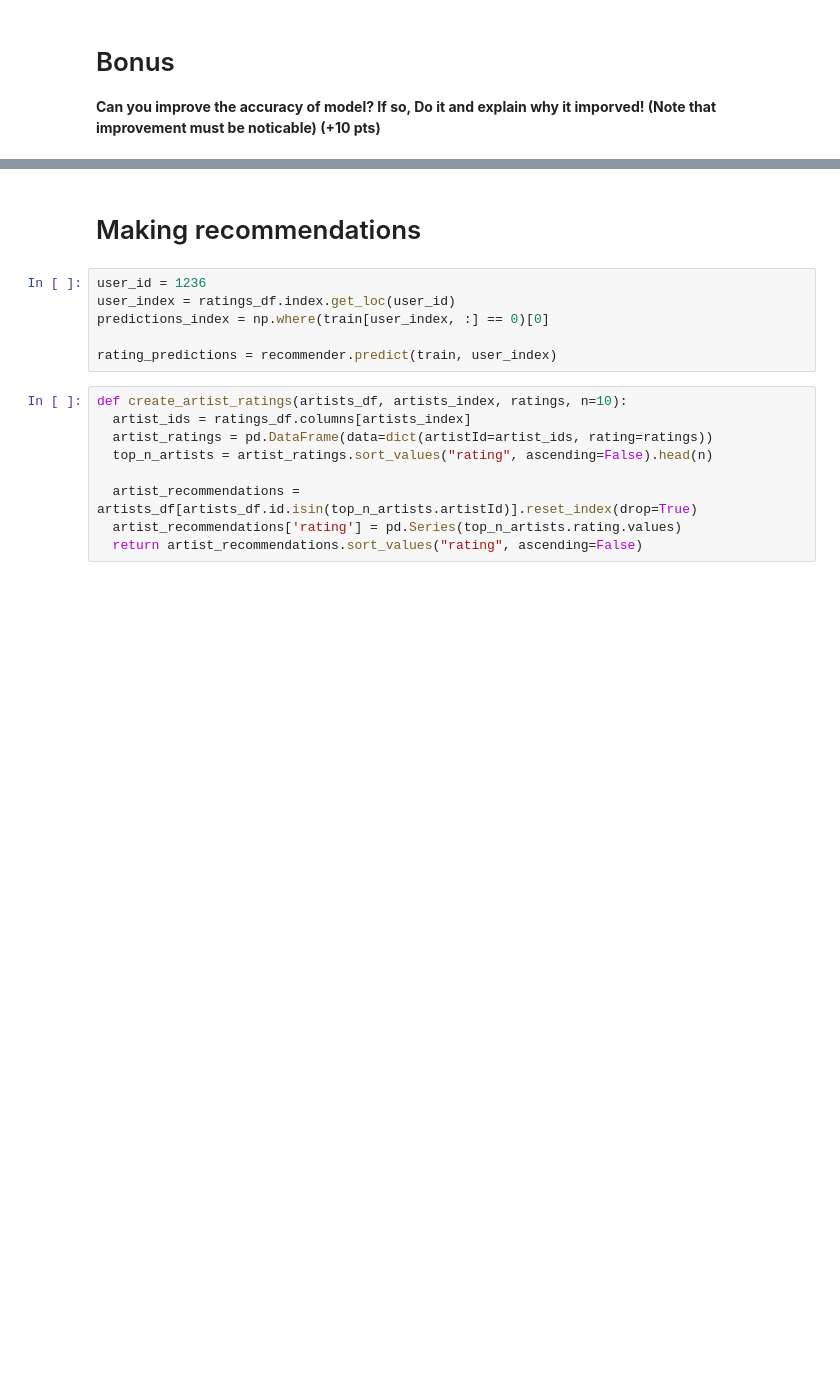
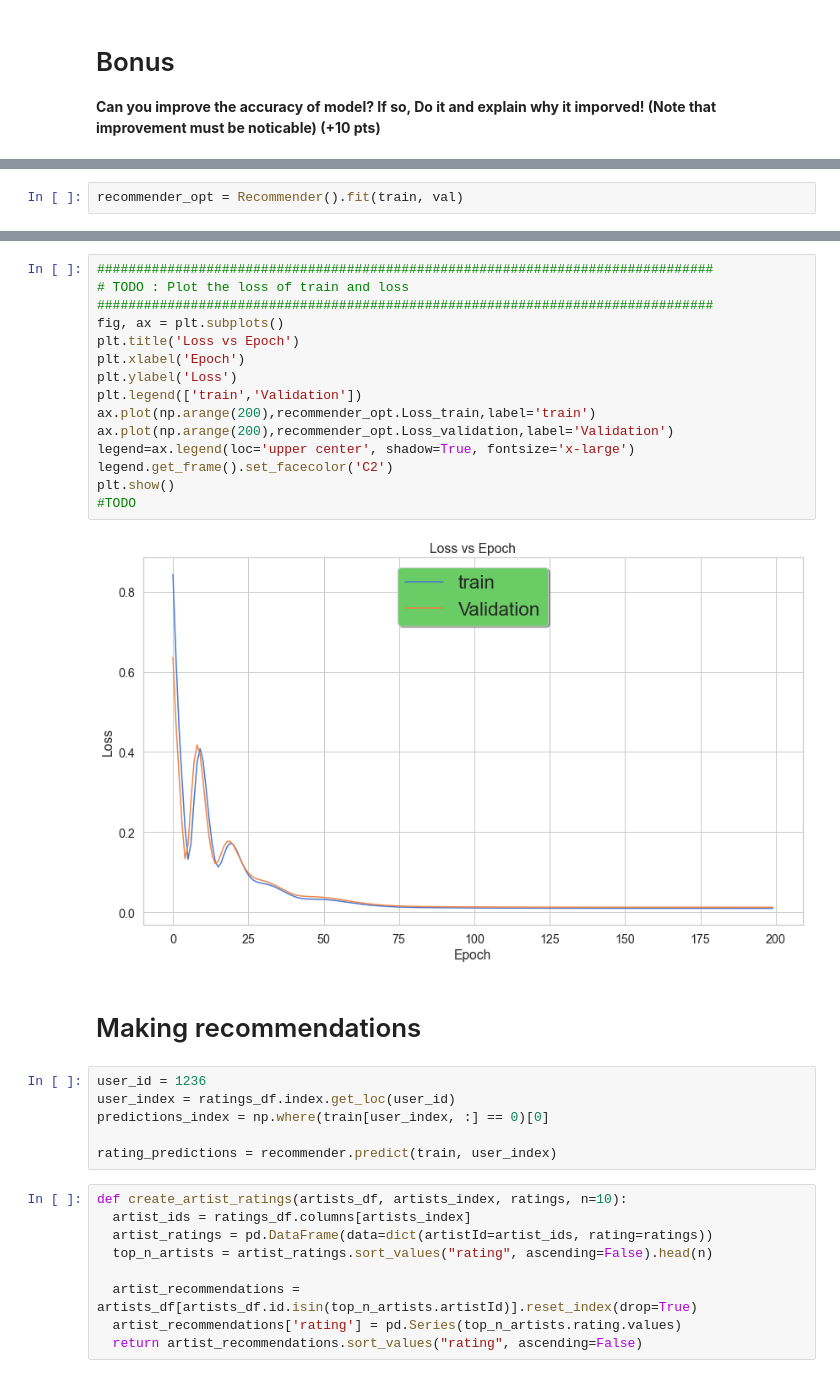
Before and after one commit to MehranMorabiPazoki/DL2022-HW1, a Jupyter notebook: DL2022-HW1-P1.ipynb, the cells around one changed output, grey strips where cells are left out. Saved outputs shown, nothing was run; the diff lists cells and outputs as text; blank space fills up the shorter version.

```diff
--- a/DL2022-HW1-P1.ipynb
+++ b/DL2022-HW1-P1.ipynb
@@ -437,0 +473,2 @@ plt.show()
+# %%
+recommender_opt = Recommender().fit(train, val)
@@ -438,3 +493,20 @@ plt.show()
+# %%
+###############################################################################
+# TODO : Plot the loss of train and loss
+###############################################################################
+fig, ax = plt.subplots()
+plt.title('Loss vs Epoch')
+plt.xlabel('Epoch')
+plt.ylabel('Loss')
+plt.legend(['train','Validation'])
+ax.plot(np.arange(200),recommender_opt.Loss_train,label='train')
+ax.plot(np.arange(200),recommender_opt.Loss_validation,label='Validation')
+legend=ax.legend(loc='upper center', shadow=True, fontsize='x-large')
+legend.get_frame().set_facecolor('C2')
+plt.show()
+#TODO
+# %% [output]
+[figure, added]
 # %% [markdown]
 # Making recommendations
 # %%
```
Also changed, not shown: parts of 13 cells of this notebook, 2 other files.
